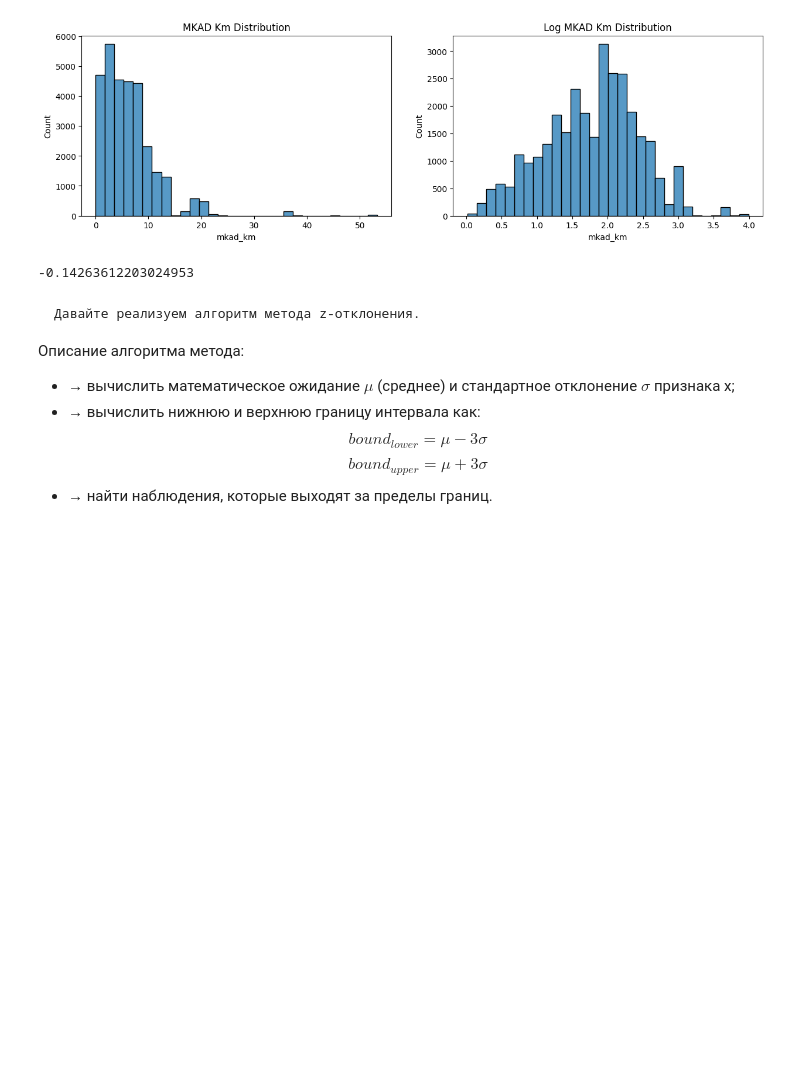
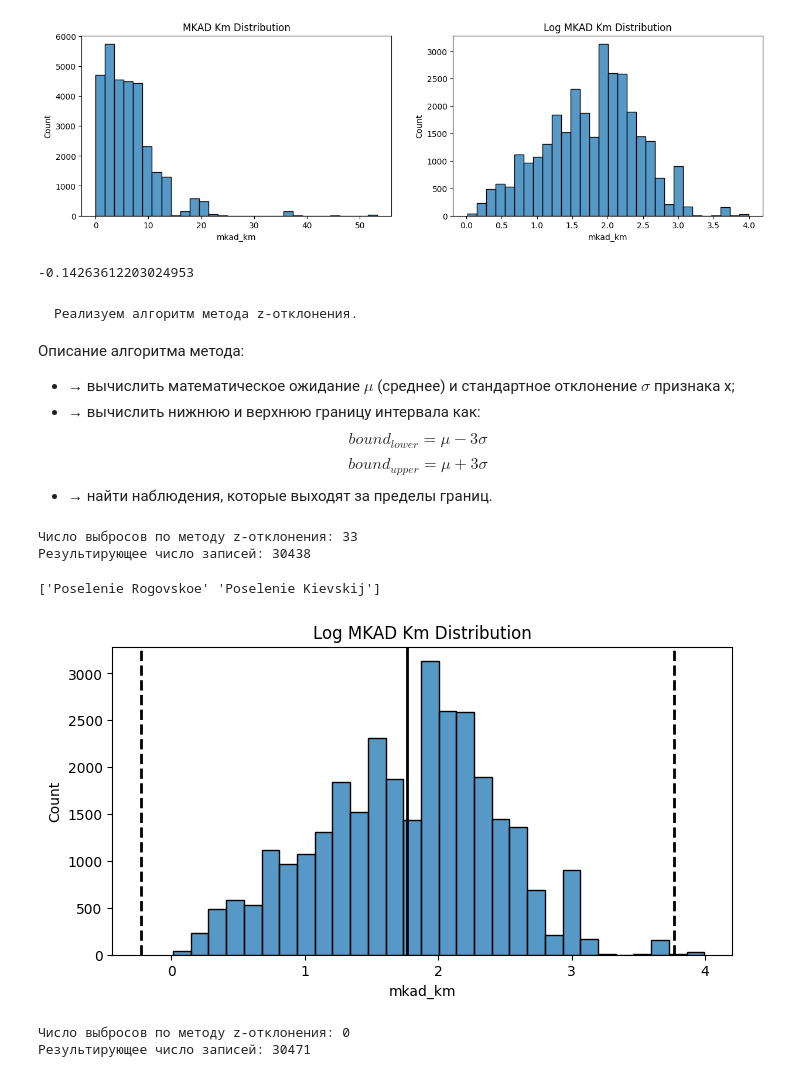
Before and after one commit to xsomxsomx/DST-1024, a Jupyter notebook: Skillfactory/PYTHON-14. Очистка данных/Theory.ipynb, the cells around one changed output. Drawn from its saved outputs; the diff is of its cells as text; code cells hidden in the pictures; blank space fills up the shorter version.

```diff
--- a/Skillfactory/PYTHON-14. Очистка данных/Theory.ipynb
+++ b/Skillfactory/PYTHON-14. Очистка данных/Theory.ipynb
@@ -678,7 +678,7 @@ print(log_mkad_km.skew())
 # %% [output]
 -0.14263612203024953
 # %% [markdown]
-    Давайте реализуем алгоритм метода z-отклонения.
+    Реализуем алгоритм метода z-отклонения.
 Описание алгоритма метода:
 - → вычислить математическое ожидание $\mu$ (среднее) и стандартное отклонение $\sigma$ признака x;
 - → вычислить нижнюю и верхнюю границу интервала как:
@@ -687,0 +708,46 @@ $$bound_{upper} = \mu + 3\sigma$$
+# %%
+# Применим эту функцию к таблице sber_data и признаку mkad_km,
+# а также выведем размерности результатов:
+outliers, cleaned = outliers_z_score(sber_data, 'mkad_km', log_scale=True)
+print(f'Число выбросов по методу z-отклонения: {outliers.shape[0]}')
+print(f'Результирующее число записей: {cleaned.shape[0]}')
+# %% [output]
+Число выбросов по методу z-отклонения: 33
+Результирующее число записей: 30438
+# %%
+# Итак, метод z-отклонения нашел нам 33 потенциальных выброса по
+# признаку расстояния до МКАД. Давайте узнаем, в каких районах
+# (sub_area) представлены эти квартиры:
+print(outliers['sub_area'].unique())
+# Стоит ли считать такие наблюдения за выбросы? Вопрос в действительности
+# не имеет определенного ответа: с одной стороны, метод прямо-таки говорит
+# нам об этом, а с другой — эти наблюдения имеют право на существование,
+# ведь они являются частью Москвы.
+# %% [output]
+['Poselenie Rogovskoe' 'Poselenie Kievskij']
+# %%
+# ✏️ Возможно, мы не учли того факта, что наш логарифм распределения всё-таки
+# не идеально нормален и в нём присутствует некоторая асимметрия. Возможно,
+# стоит дать некоторое «послабление» на границы интервалов? Давайте отдельно
+# построим гистограмму прологарифмированного распределения, а также отобразим
+# на гистограмме вертикальные линии, соответствующие среднему (центру интервала
+# в методе трёх сигм) и границы интервала µ + 3σ. Вертикальные линии можно
+# построить с помощью метода axvline(). Для среднего линия будет обычной,
+# а для границ интервала — пунктирной (параметр ls ='--'):
+fig, ax = plt.subplots(1, 1, figsize=(8, 4))
+log_mkad_km = np.log(sber_data['mkad_km'] + 1)
+histplot = sns.histplot(log_mkad_km, bins=30, ax=ax)
+histplot.axvline(log_mkad_km.mean(), color='k', lw=2)
+histplot.axvline(log_mkad_km.mean()+ 3 * log_mkad_km.std(), color='k', ls='--', lw=2)
+histplot.axvline(log_mkad_km.mean()- 3 * log_mkad_km.std(), color='k', ls='--', lw=2)
+histplot.set_title('Log MKAD Km Distribution');
+# Итак, что мы графически построили интервал метода трёх сигм поверх нашего распределения.
+# Он показывает, какие наблюдения мы берем в интервал, а какие считаем выбросами.
+# Легко заметить, среднее значение (жирная вертикальная линия) находится левее моды,
+# это свойство распределений с левосторонней асимметрией. Также видны наблюдения,
+# которые мы не захватили своим интервалом (небольшой пенек правее верхней границы)
+# — это и есть наши квартиры из поселений "Роговское" и "Киевский". Очевидно, что
+# если немного (меньше чем на одну сигму) "сдвинуть" верхнюю границу вправо,
+# мы захватим эти наблюдения.
+# %% [output]
+[figure, added]
@@ -687,0 +772,17 @@ $$bound_{upper} = \mu + 3\sigma$$
+# %%
+# Проверьте, что будет, если дать «послабление» вправо, увеличив число сигм.
+# Наша задача — узнать, начиная с какой границы поселения «Роговское» и
+# «Киевское» перестают считаться выбросами. Примените свою функцию
+# outliers_z_score_mod() к признаку mkad_km с параметрами left=3,
+# right=3.5, log_scale=True.
+outliers, cleaned = outliers_z_score_mod(sber_data, 'mkad_km', right=3.5, log_scale=True)
+print(f'Число выбросов по методу z-отклонения: {outliers.shape[0]}')
+print(f'Результирующее число записей: {cleaned.shape[0]}')
+# Стоило нам немного увеличить правую границу метода z-отклонений, как мы
+# получили отсутствие выбросов в признаке. Давать ли такие «послабления»
+# или нет — это ваше решение и полностью зависит от специфики задачи,
+# однако вы можете пользоваться этим трюком, чтобы более тщательно
+# подходить к поиску аномалий.
+# %% [output]
+Число выбросов по методу z-отклонения: 0
+Результирующее число записей: 30471
```
Also changed, not shown: parts of 7 cells of this notebook.
